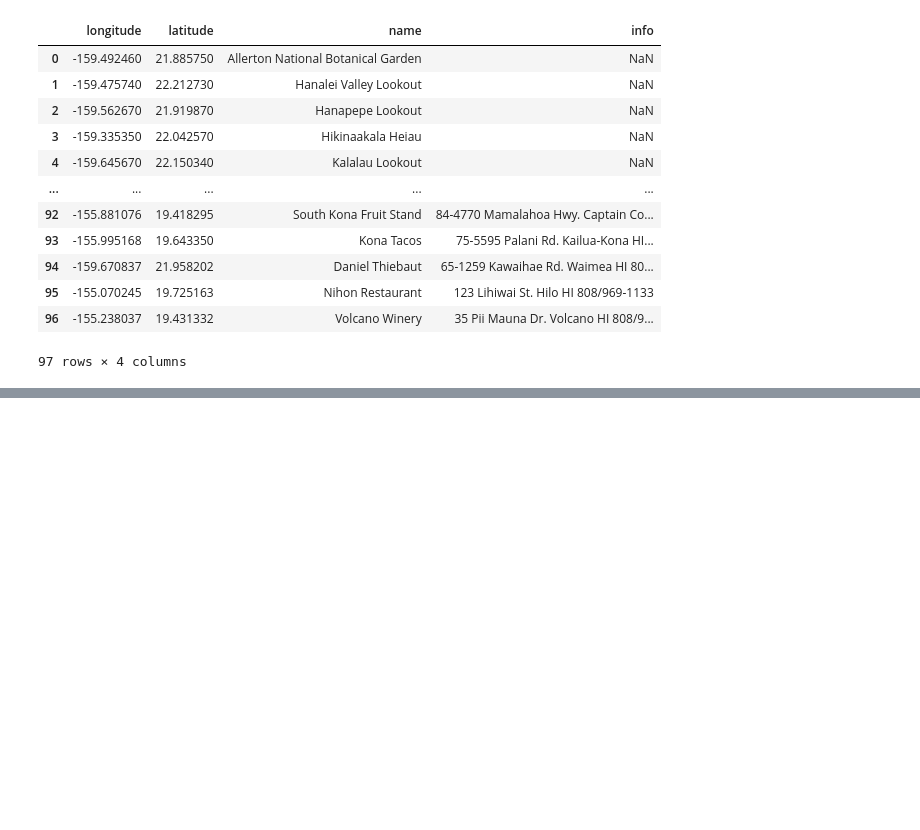
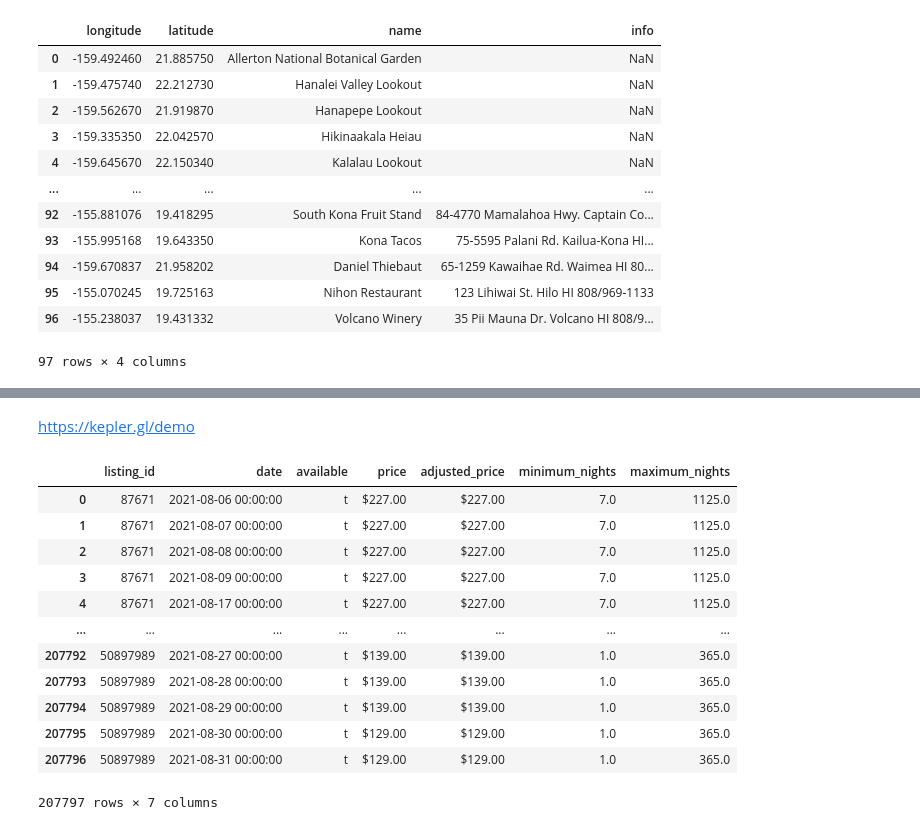
Before and after one commit to julesWu/SIADS697-JNH, a Jupyter notebook: Hawaii/Folium with Hawaii.ipynb, the cells around one changed output, grey strips where cells are left out. Cells and saved outputs as stored; diff of their text form; code cells hidden in the pictures; blank space fills up the shorter version.

```diff
--- a/Hawaii/Folium with Hawaii.ipynb
+++ b/Hawaii/Folium with Hawaii.ipynb
@@ -131,3 +131,23 @@ map.add_child(mc)
 map
 # %% [output]
 [interactive output not drawn]
+# %% [markdown]
+https://kepler.gl/demo
+# %%
+august_cal = pd.read_csv('airbnb/august_calendar.csv')
+august_cal['date'] = pd.to_datetime(august_cal['date']).dt.strftime('%Y/%m/%d %s')
+august_cal
+# %% [output]
+|  | listing_id | date | available | price | adjusted_price | minimum_nights | maximum_nights |
+| 0 | 87671 | 2021-08-06 00:00:00 | t | $227.00 | $227.00 | 7.0 | 1125.0 |
+| 1 | 87671 | 2021-08-07 00:00:00 | t | $227.00 | $227.00 | 7.0 | 1125.0 |
+| 2 | 87671 | 2021-08-08 00:00:00 | t | $227.00 | $227.00 | 7.0 | 1125.0 |
+| 3 | 87671 | 2021-08-09 00:00:00 | t | $227.00 | $227.00 | 7.0 | 1125.0 |
+| 4 | 87671 | 2021-08-17 00:00:00 | t | $227.00 | $227.00 | 7.0 | 1125.0 |
+| ... | ... | ... | ... | ... | ... | ... | ... |
+| 207792 | 50897989 | 2021-08-27 00:00:00 | t | $139.00 | $139.00 | 1.0 | 365.0 |
+| 207793 | 50897989 | 2021-08-28 00:00:00 | t | $139.00 | $139.00 | 1.0 | 365.0 |
+| 207794 | 50897989 | 2021-08-29 00:00:00 | t | $139.00 | $139.00 | 1.0 | 365.0 |
+| 207795 | 50897989 | 2021-08-30 00:00:00 | t | $129.00 | $129.00 | 1.0 | 365.0 |
+| 207796 | 50897989 | 2021-08-31 00:00:00 | t | $129.00 | $129.00 | 1.0 | 365.0 |
+207797 rows × 7 columns
```
Also changed, not shown: 4 other files.
